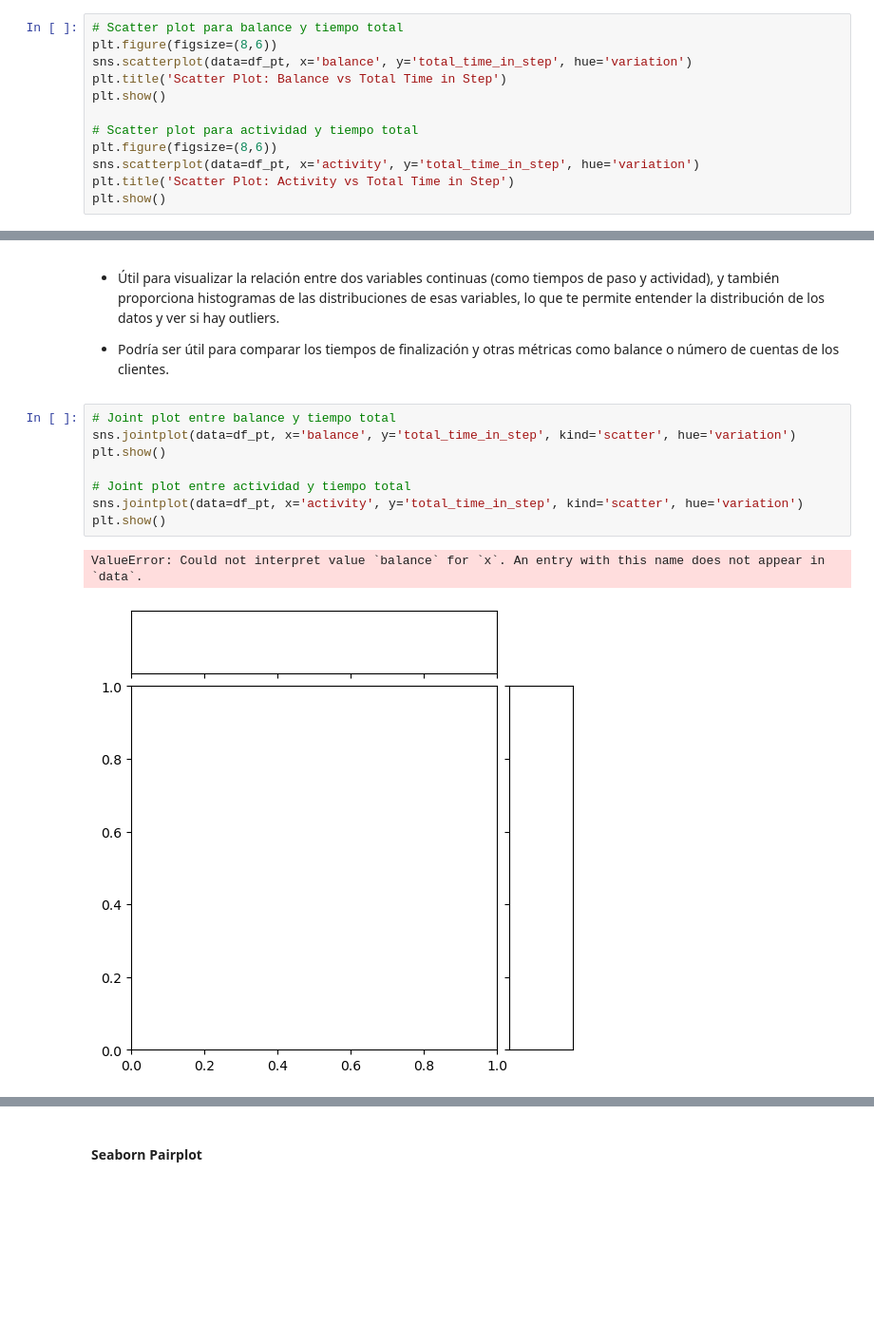
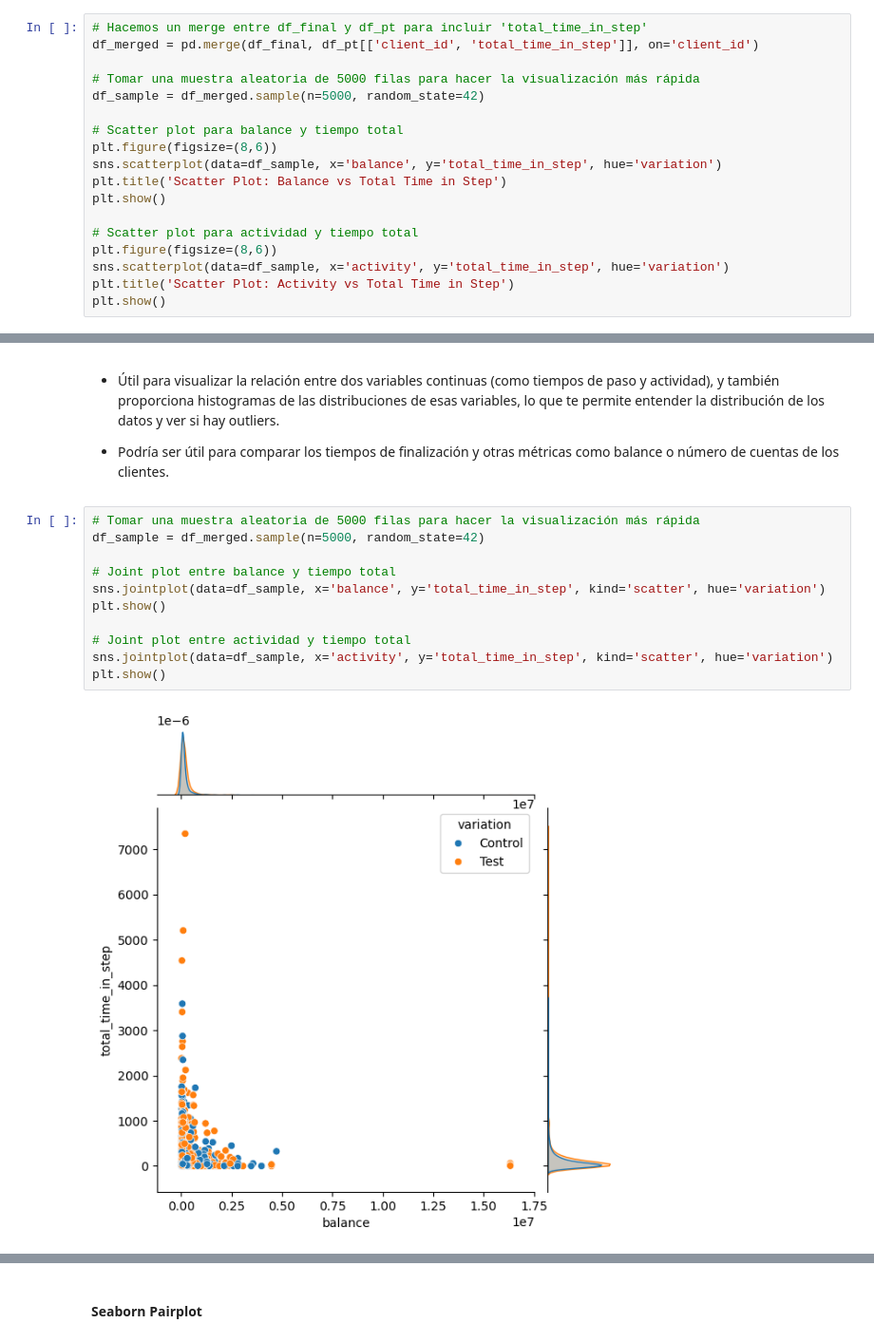
Before and after one commit to adrianlardies/vanguard-ab-test, a Jupyter notebook: main.ipynb, the cells around one changed output, grey strips where cells are left out. Shown at 95% size. Cells and saved outputs as stored; diff of their text form; blank space fills up the shorter version.

```diff
--- a/main.ipynb
+++ b/main.ipynb
@@ -1590,15 +1610,21 @@ plt.show()
 
 - Podemos comparar el grupo de test vs control usando diferentes colores o símbolos para ver visualmente las diferencias en el rendimiento.
 # %%
+# Hacemos un merge entre df_final y df_pt para incluir 'total_time_in_step'
+df_merged = pd.merge(df_final, df_pt[['client_id', 'total_time_in_step']], on='client_id')
+
+# Tomar una muestra aleatoria de 5000 filas para hacer la visualización más rápida
+df_sample = df_merged.sample(n=5000, random_state=42)
+
 # Scatter plot para balance y tiempo total
 plt.figure(figsize=(8,6))
-sns.scatterplot(data=df_pt, x='balance', y='total_time_in_step', hue='variation')
+sns.scatterplot(data=df_sample, x='balance', y='total_time_in_step', hue='variation')
 plt.title('Scatter Plot: Balance vs Total Time in Step')
 plt.show()
 
 # Scatter plot para actividad y tiempo total
 plt.figure(figsize=(8,6))
-sns.scatterplot(data=df_pt, x='activity', y='total_time_in_step', hue='variation')
+sns.scatterplot(data=df_sample, x='activity', y='total_time_in_step', hue='variation')
 plt.title('Scatter Plot: Activity vs Total Time in Step')
 plt.show()
 # %% [output]
@@ -1611,13 +1637,15 @@ ValueError: Could not interpret value `balance` for `x`. An entry with this name
 
 - Podría ser útil para comparar los tiempos de finalización y otras métricas como balance o número de cuentas de los clientes.
 # %%
+# Tomar una muestra aleatoria de 5000 filas para hacer la visualización más rápida
+df_sample = df_merged.sample(n=5000, random_state=42)
+
 # Joint plot entre balance y tiempo total
-sns.jointplot(data=df_pt, x='balance', y='total_time_in_step', kind='scatter', hue='variation')
+sns.jointplot(data=df_sample, x='balance', y='total_time_in_step', kind='scatter', hue='variation')
 plt.show()
 
 # Joint plot entre actividad y tiempo total
-sns.jointplot(data=df_pt, x='activity', y='total_time_in_step', kind='scatter', hue='variation')
+sns.jointplot(data=df_sample, x='activity', y='total_time_in_step', kind='scatter', hue='variation')
 plt.show()
 # %% [output]
-ValueError: Could not interpret value `balance` for `x`. An entry with this name does not appear in `data`.
-[figure, old version]
+[figure, new version]
```
Also changed, not shown: parts of 42 cells of this notebook.
